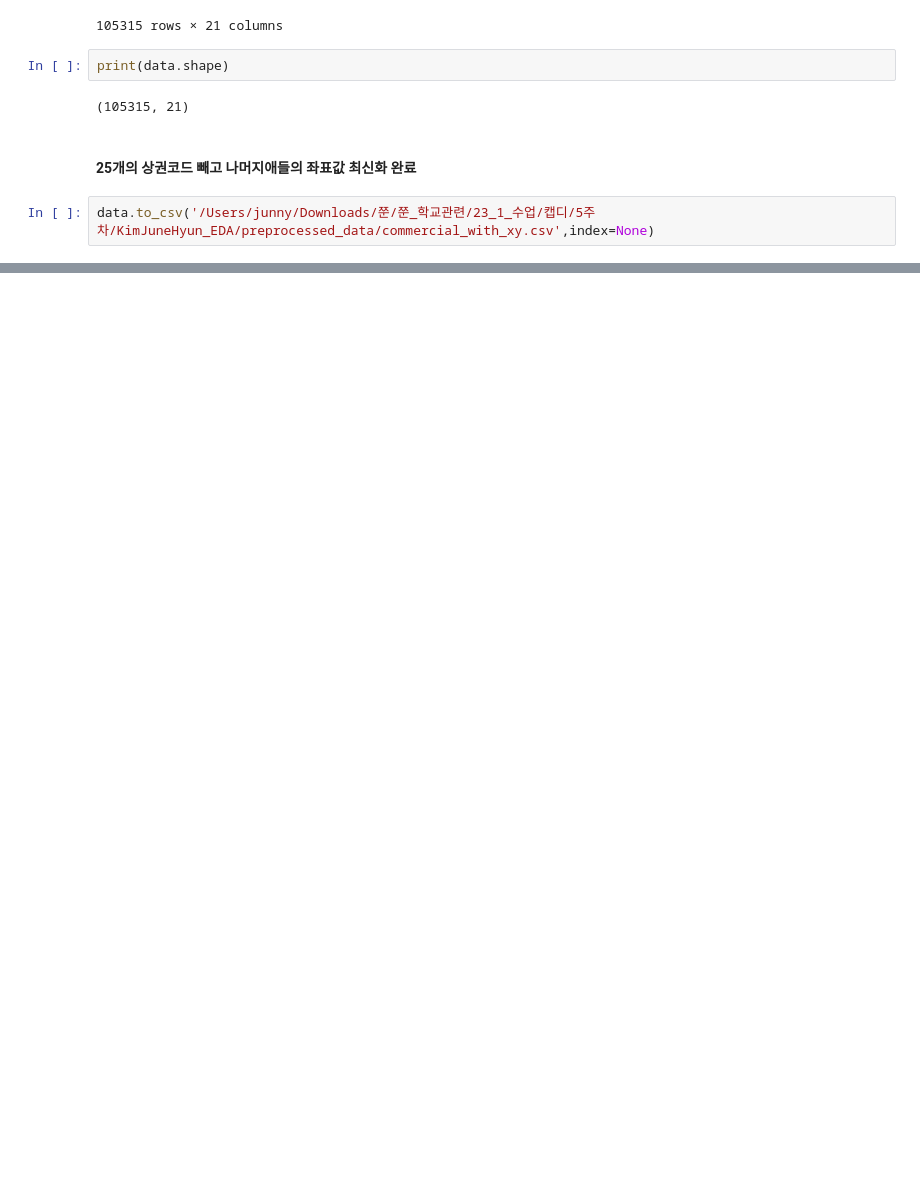
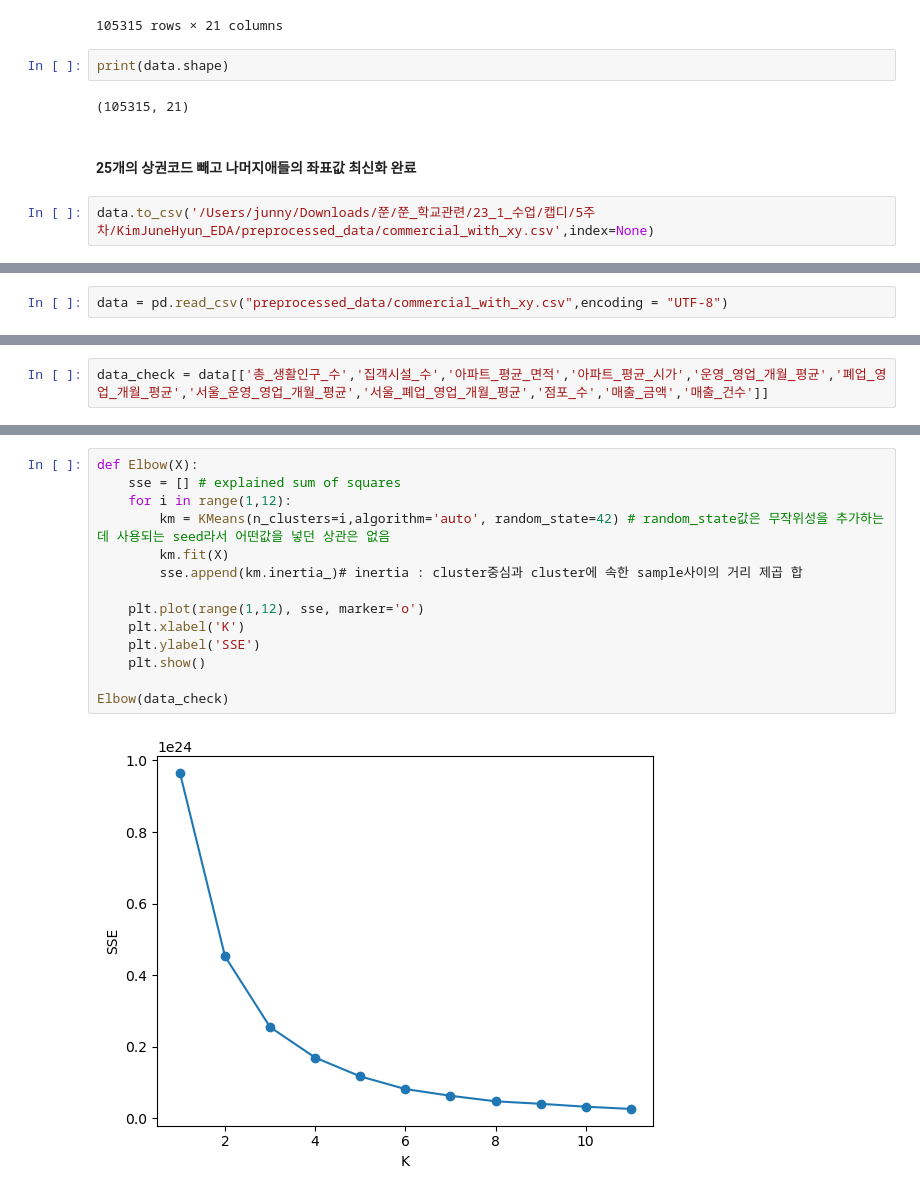
Before and after one commit to Capstone-4/KimJuneHyun_EDA, a Jupyter notebook: 상권EDA_김준현_3.ipynb, the cells around one changed output, grey strips where cells are left out. Saved outputs shown, nothing was run; the diff lists cells and outputs as text; blank space fills up the shorter version.

Commit message:
k-means clustering 진행중

```diff
--- a/상권EDA_김준현_3.ipynb
+++ b/상권EDA_김준현_3.ipynb
@@ -137,0 +168,2 @@ data.to_csv('/Users/junny/Downloads/쭌/쭌_학교관련/23_1_수업/캡디/5주
+# %%
+data = pd.read_csv("preprocessed_data/commercial_with_xy.csv",encoding = "UTF-8")
@@ -137,0 +202,2 @@ data.to_csv('/Users/junny/Downloads/쭌/쭌_학교관련/23_1_수업/캡디/5주
+# %%
+data_check = data[['총_생활인구_수','집객시설_수','아파트_평균_면적','아파트_평균_시가','운영_영업_개월_평균','폐업_영업_개월_평균','서울_운영_영업_개월_평균','서울_폐업_영업_개월_평균','점포_수','매출_금액','매출_건수']]
@@ -137,0 +220,16 @@ data.to_csv('/Users/junny/Downloads/쭌/쭌_학교관련/23_1_수업/캡디/5주
+# %%
+def Elbow(X):
+    sse = [] # explained sum of squares
+    for i in range(1,12):
+        km = KMeans(n_clusters=i,algorithm='auto', random_state=42) # random_state값은 무작위성을 추가하는데 사용되는 seed라서 어떤값을 넣던 상관은 없음
+        km.fit(X)
+        sse.append(km.inertia_)# inertia : cluster중심과 cluster에 속한 sample사이의 거리 제곱 합
+
+    plt.plot(range(1,12), sse, marker='o')
+    plt.xlabel('K')
+    plt.ylabel('SSE')
+    plt.show()
+
+Elbow(data_check)
+# %% [output]
+[figure, added]
```
Also changed, not shown: parts of 9 cells of this notebook.
